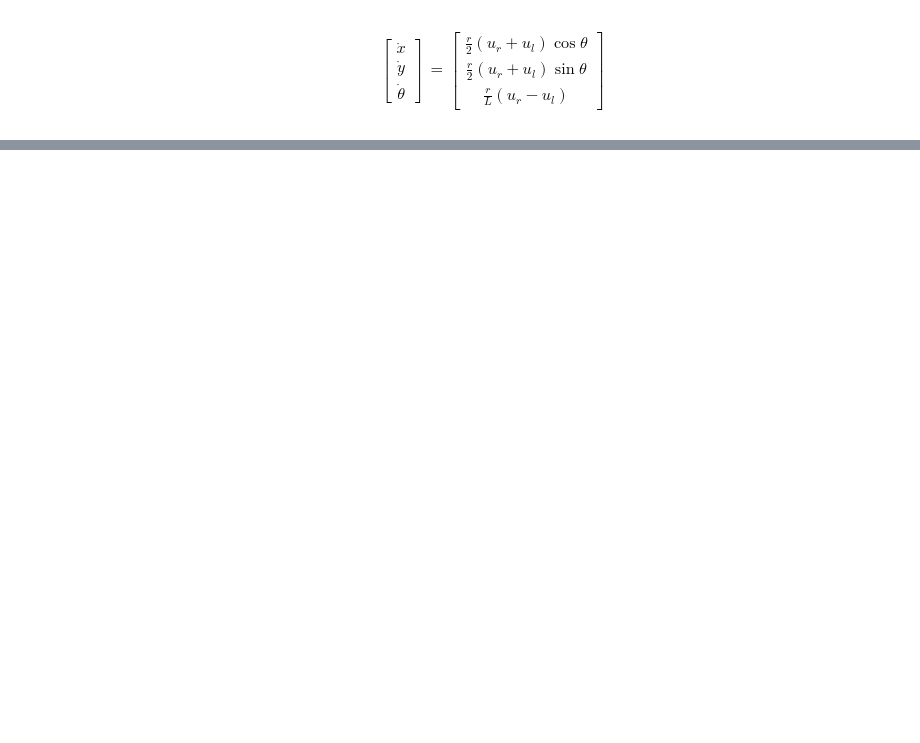
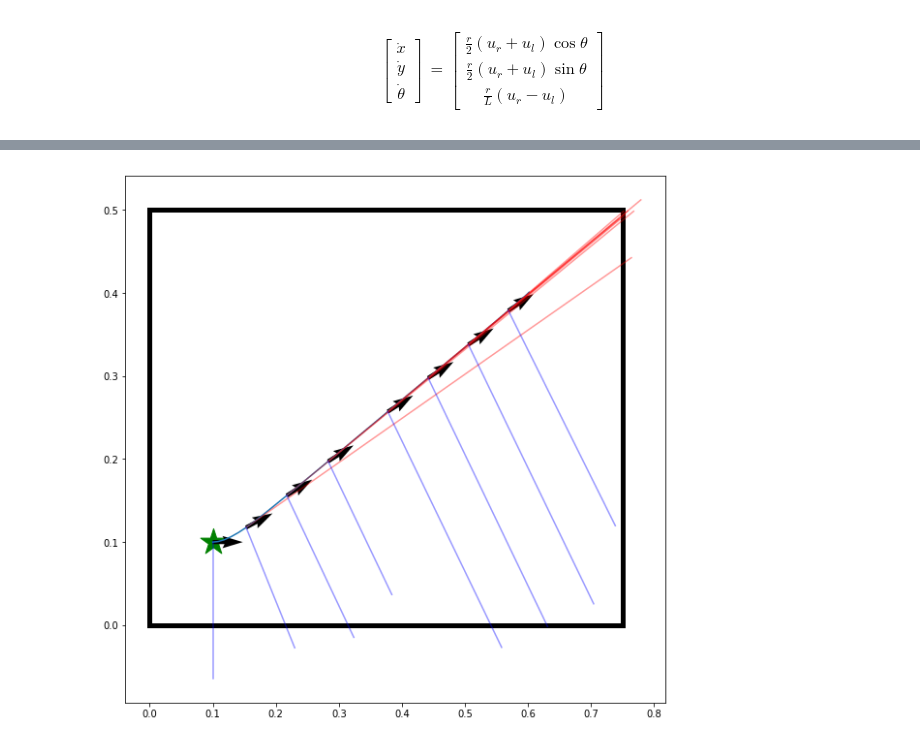
Before and after one commit to buntonj/Computational_Robotics_Lab_3, a Jupyter notebook: LAB 3.ipynb, the cells around one changed output, grey strips where cells are left out. Saved outputs shown, nothing was run; the diff lists cells and outputs as text; code cells hidden in the pictures; blank space fills up the shorter version.

```diff
--- a/LAB 3.ipynb
+++ b/LAB 3.ipynb
@@ -319,2 +331,7 @@ ESTIMATED STATE at time 99 : [ 0.75560013  1.35943381  2.07466944 -0.50285705 -0
+# %%
+plot_trajectory(real_x[:,0:40],real_z[:,0:40])
+plt.savefig('reference_traj.png')
+# %% [output]
+[figure, added]
 # %%
 #pt = np.array([0.2,0.2])
```
Also changed, not shown: parts of 11 cells of this notebook.
